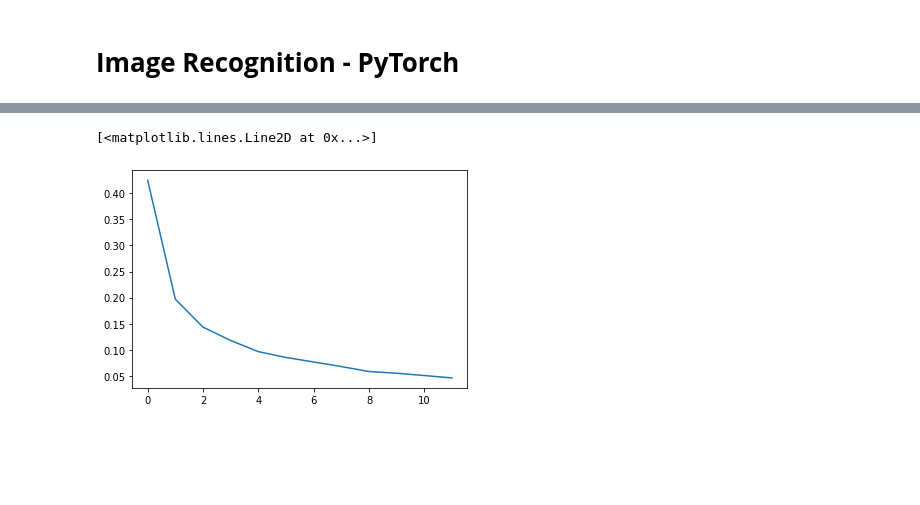
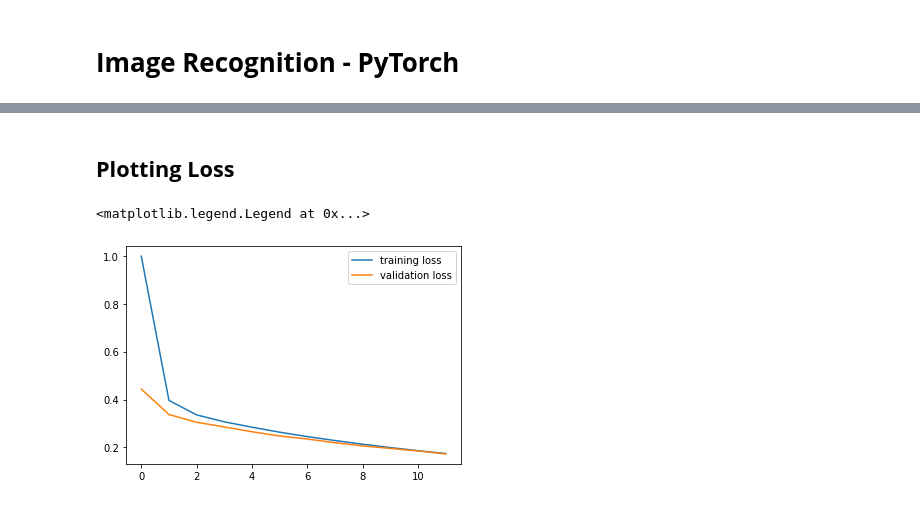
Before and after one commit to cleysonl/Pytorch, a Jupyter notebook: MNIST.ipynb, the cells around one changed output, grey strips where cells are left out. Saved outputs shown, nothing was run; the diff lists cells and outputs as text; code cells hidden in the pictures; blank space fills up the shorter version.

```diff
--- a/MNIST.ipynb
+++ b/MNIST.ipynb
@@ -21,10 +29,15 @@ from torchvision import datasets, transforms
 # %%
 # Chain transformations
-# 1)transforms.ToTensor(): Convert our numpy array in the range of 0 to 256 to a tensor in a range of 0 to 1
+# 1) transforms.Resize(): Make sure all the images are the same size 28x28
+# 2)transforms.ToTensor(): Convert our numpy array in the range of 0 to 256 to a tensor in a range of 0 to 1
 # 2)transforms.Normalize: Normalize the values for each tensor of image size, channel, height and width. Change the range from 0 to 1 to -1 to 1
-transform = transforms.Compose([transforms.ToTensor(),
+transform = transforms.Compose([transforms.Resize((28,28)),
+                                transforms.ToTensor(),
                                 transforms.Normalize((0.5, ),(0.5, ))
                                 ])
 training_dataset = datasets.MNIST(root='./data', train=True, download = True, transform=transform)
+validation_dataset = datasets.MNIST(root='./data', train=False, download = True, transform=transform)
+
 # Training loader is used to divide the dataset in batches
 training_loader = torch.utils.data.DataLoader(dataset= training_dataset, batch_size=100, shuffle=True)
+validation_loader = torch.utils.data.DataLoader(dataset = validation_dataset, batch_size = 100, shuffle = False)
@@ -90,3 +111,3 @@ model = Classifier(784,125,65,10)
 # %%
 criterion = nn.CrossEntropyLoss()
-optimizer = torch.optim.Adam(model.parameters(), lr = 0.001)
+optimizer = torch.optim.Adam(model.parameters(), lr = 0.0001)
@@ -95,12 +118,15 @@ epochs = 12
 # List to save the losses for each epoch
 running_loss_history = []
 running_corrects_history = []
+val_running_loss_history = []
+val_running_corrects_history = []
 
 for i in range(epochs):
   # Variable used to acummulate the losses for each batch in an epoch
   running_loss = 0.0
   running_corrects = 0.0
-
+  val_running_loss = 0.0
+  val_running_corrects = 0.0
 
   for inputs, labels in training_loader:
     inputs = inputs.view(inputs.shape[0], -1)
@@ -113,11 +139,33 @@ for i in range(epochs):
 
     _, preds = torch.max(outputs,1)
     running_corrects += torch.sum(preds == labels.data)
+    running_loss += loss.item()
 
-    running_loss += loss.item()
   else:
+    # To save memory add the following line ( it sets temporariy the grad flags into False)
+    with torch.no_grad():
+    # Run our model on the validation set
+      for val_inputs, val_labels in validation_loader:
+        val_inputs = val_inputs.view(val_inputs.shape[0], -1)
+        val_outputs = model(val_inputs)
+        val_loss = criterion(val_outputs, val_labels)
+
+        _, val_preds = torch.max(val_outputs,1)
+        val_running_corrects += torch.sum(val_preds == val_labels.data)
+        val_running_loss += val_loss.item()
+
+
     epoch_loss = running_loss/len(training_loader)
     epoch_acc = running_corrects.float()/len(training_loader)
     running_loss_history.append(epoch_loss)
-    print('Training loss: {:.4f}, {:.4f}'.format(epoch_loss, epoch_acc.item()))
+    running_corrects_history.append(epoch_acc)
+
+    val_epoch_loss = val_running_loss/len(validation_loader)
+    val_epoch_acc = val_running_corrects.float()/len(validation_loader)
+    val_running_loss_history.append(val_epoch_loss)
+    val_running_corrects_history.append(val_epoch_acc)
+    print('epoch:', i+1)
+
+    print('Training loss: {:.4f}, acc: {:.4f}'.format(epoch_loss, epoch_acc.item()))
+    print('Validation loss: {:.4f}, acc: {:.4f}'.format(val_epoch_loss, val_epoch_acc.item()))
 # %% [output]
@@ -136,5 +189,9 @@ Training loss: 0.0462, 98.4950
+# %% [markdown]
+## **Plotting Loss**
 # %%
 plt.plot(running_loss_history, label = 'training loss')
+plt.plot(val_running_loss_history, label = 'validation loss')
+plt.legend()
 # %% [output]
-[<matplotlib.lines.Line2D at 0x...>]
+<matplotlib.legend.Legend at 0x...>
-[figure, old version]
+[figure, new version]
```
Also changed, not shown: parts of 19 cells of this notebook.
